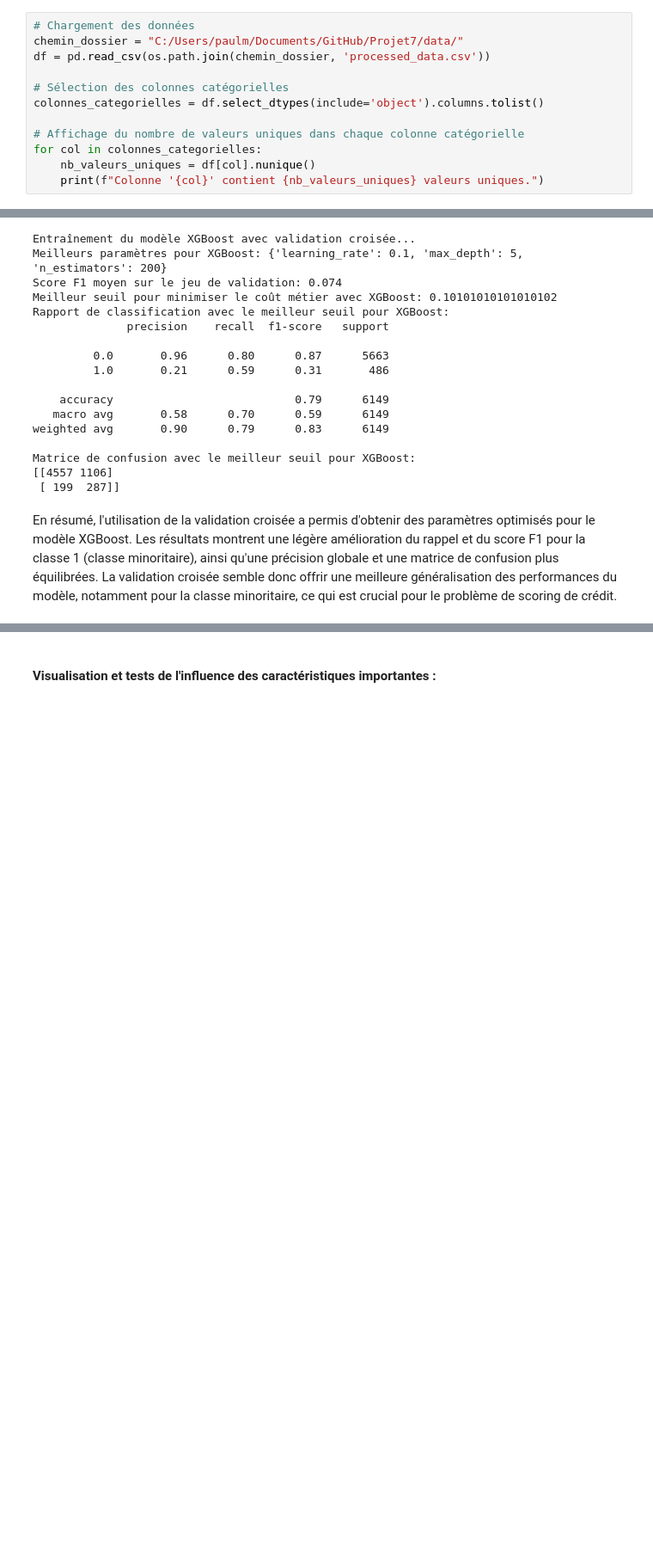
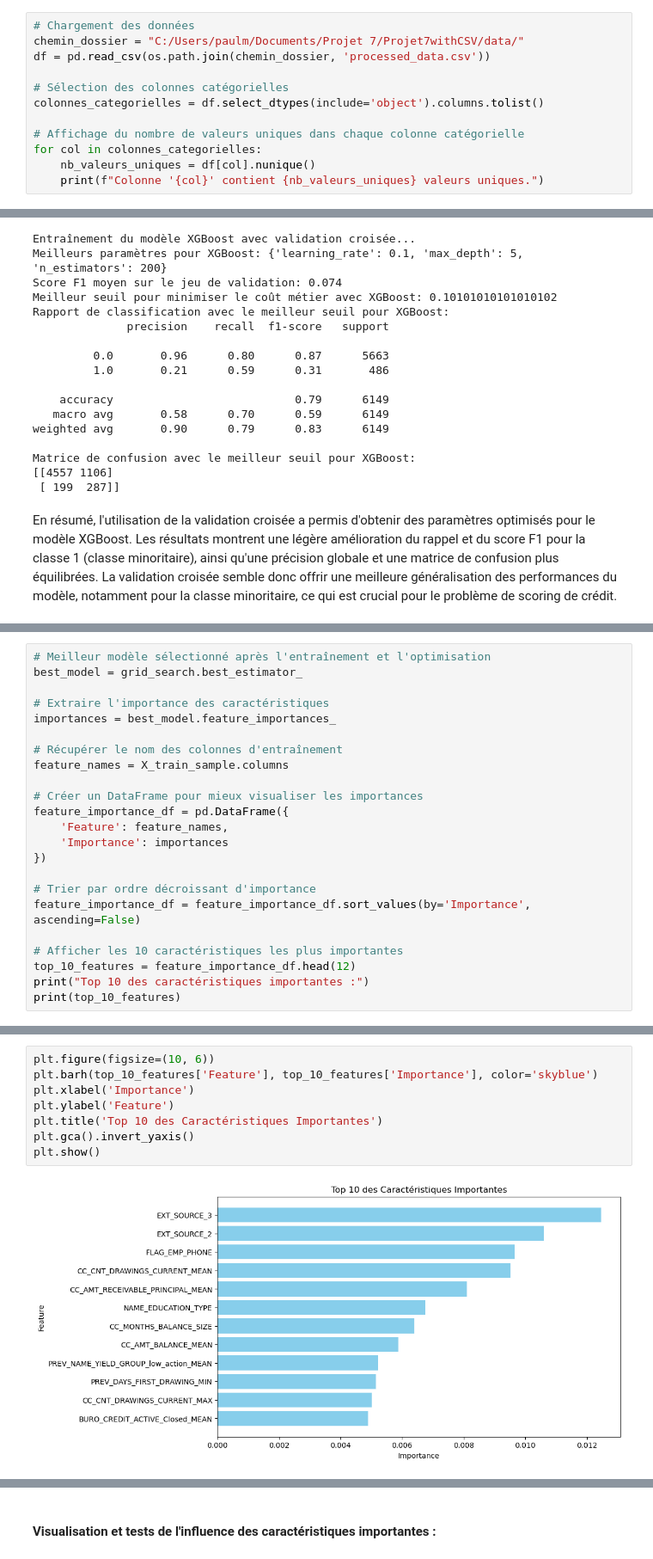
Before and after one commit to PaulMouly/Credit_Scoring, a Jupyter notebook: scripts/xgboost.ipynb, the cells around one changed output, grey strips where cells are left out. Shown at 86% size. Drawn from its saved outputs; the diff is of its cells as text; blank space fills up the shorter version.

```diff
--- a/scripts/xgboost.ipynb
+++ b/scripts/xgboost.ipynb
@@ -21,6 +16,6 @@ from sklearn.model_selection import cross_val_predict
 # %%
 # Chargement des données
-chemin_dossier = "C:/Users/paulm/Documents/GitHub/Projet7/data/"
+chemin_dossier = "C:/Users/paulm/Documents/Projet 7/Projet7withCSV/data/"
 df = pd.read_csv(os.path.join(chemin_dossier, 'processed_data.csv'))
 
 # Sélection des colonnes catégorielles
@@ -322,0 +320,23 @@ En résumé, l'utilisation de la validation croisée a permis d'obtenir des para
+# %%
+# Meilleur modèle sélectionné après l'entraînement et l'optimisation
+best_model = grid_search.best_estimator_
+
+# Extraire l'importance des caractéristiques
+importances = best_model.feature_importances_
+
+# Récupérer le nom des colonnes d'entraînement
+feature_names = X_train_sample.columns
+
+# Créer un DataFrame pour mieux visualiser les importances
+feature_importance_df = pd.DataFrame({
+    'Feature': feature_names,
+    'Importance': importances
+})
+
+# Trier par ordre décroissant d'importance
+feature_importance_df = feature_importance_df.sort_values(by='Importance', ascending=False)
+
+# Afficher les 10 caractéristiques les plus importantes
+top_10_features = feature_importance_df.head(12)
+print("Top 10 des caractéristiques importantes :")
+print(top_10_features)
@@ -322,0 +358,10 @@ En résumé, l'utilisation de la validation croisée a permis d'obtenir des para
+# %%
+plt.figure(figsize=(10, 6))
+plt.barh(top_10_features['Feature'], top_10_features['Importance'], color='skyblue')
+plt.xlabel('Importance')
+plt.ylabel('Feature')
+plt.title('Top 10 des Caractéristiques Importantes')
+plt.gca().invert_yaxis()
+plt.show()
+# %% [output]
+[figure, added]
```
Also changed, not shown: parts of 6 cells of this notebook.
